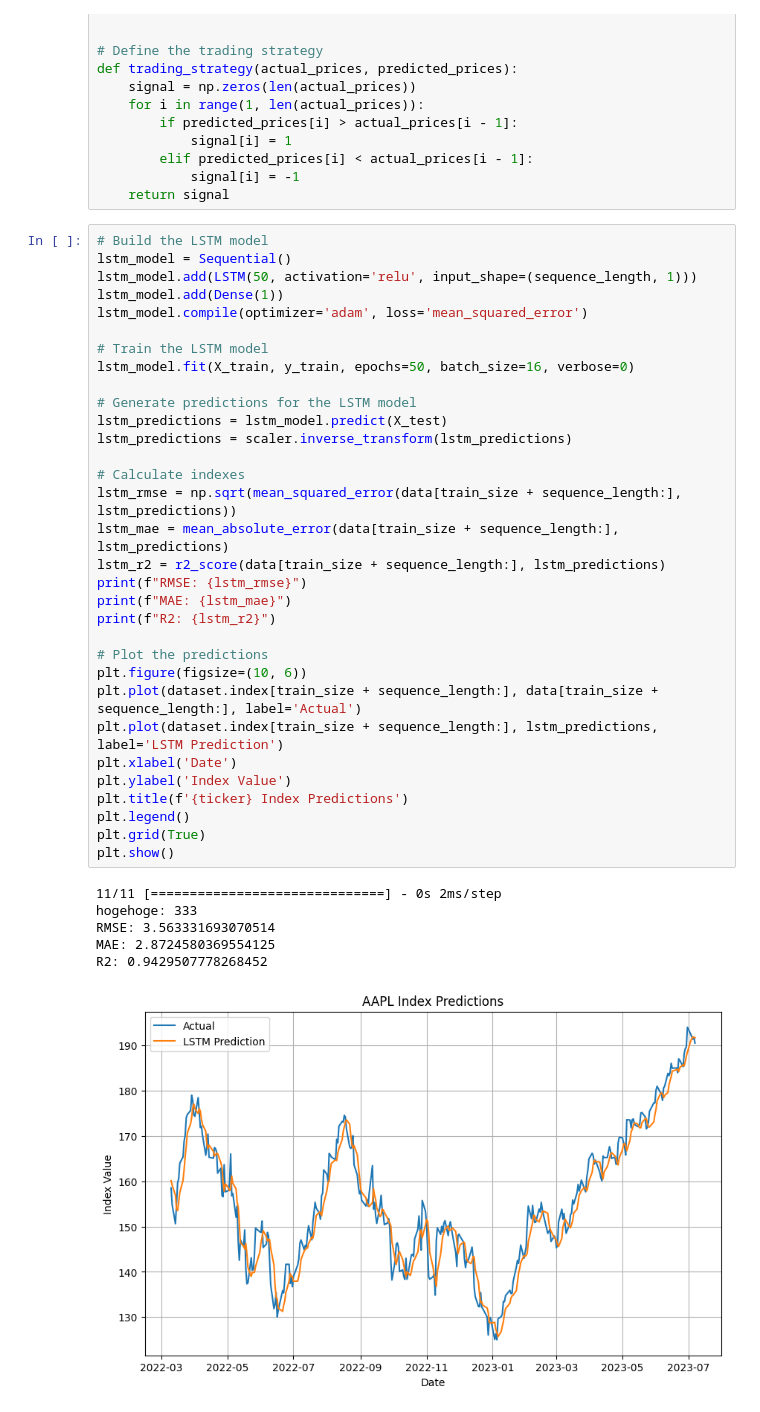
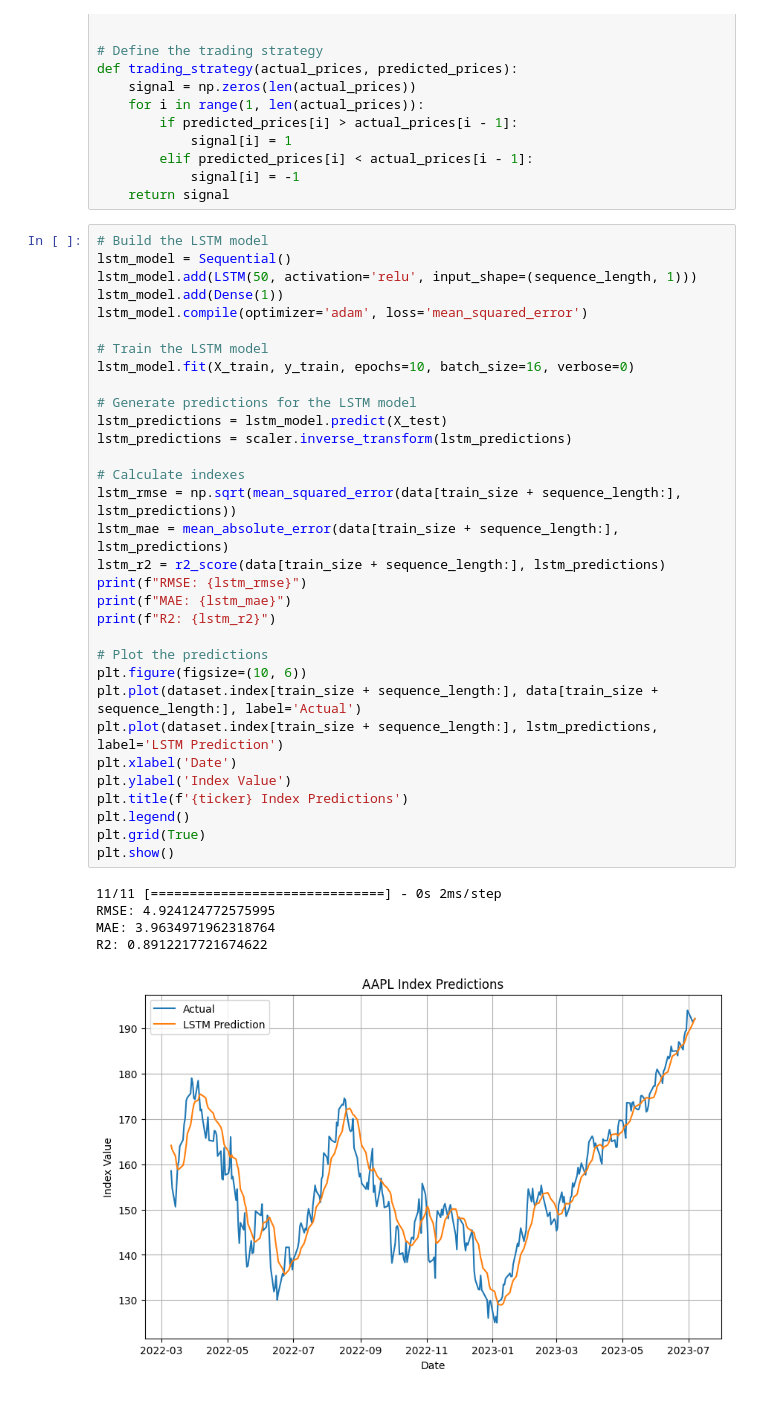
Before and after one commit to seigo07/RNN_Stock_Price_Prediction, a Jupyter notebook: src/performance.ipynb, the cells around one changed output. Saved outputs shown, nothing was run; the diff lists cells and outputs as text.

```diff
--- a/src/performance.ipynb
+++ b/src/performance.ipynb
@@ -96,39 +96,38 @@ lstm_model = Sequential()
 lstm_model.add(LSTM(50, activation='relu', input_shape=(sequence_length, 1)))
 lstm_model.add(Dense(1))
 lstm_model.compile(optimizer='adam', loss='mean_squared_error')
 
 # Train the LSTM model
-lstm_model.fit(X_train, y_train, epochs=50, batch_size=16, verbose=0)
+lstm_model.fit(X_train, y_train, epochs=10, batch_size=16, verbose=0)
 
 # Generate predictions for the LSTM model
 lstm_predictions = lstm_model.predict(X_test)
 lstm_predictions = scaler.inverse_transform(lstm_predictions)
 
 # Calculate indexes
 lstm_rmse = np.sqrt(mean_squared_error(data[train_size + sequence_length:], lstm_predictions))
 lstm_mae = mean_absolute_error(data[train_size + sequence_length:], lstm_predictions)
 lstm_r2 = r2_score(data[train_size + sequence_length:], lstm_predictions)
 print(f"RMSE: {lstm_rmse}")
 print(f"MAE: {lstm_mae}")
 print(f"R2: {lstm_r2}")
 
 # Plot the predictions
 plt.figure(figsize=(10, 6))
 plt.plot(dataset.index[train_size + sequence_length:], data[train_size + sequence_length:], label='Actual')
 plt.plot(dataset.index[train_size + sequence_length:], lstm_predictions, label='LSTM Prediction')
 plt.xlabel('Date')
 plt.ylabel('Index Value')
 plt.title(f'{ticker} Index Predictions')
 plt.legend()
 plt.grid(True)
 plt.show()
 # %% [output]
 11/11 [==============================] - 0s 2ms/step
-hogehoge: 333
-RMSE: 3.563331693070514
-MAE: 2.8724580369554125
-R2: 0.9429507778268452
+RMSE: 4.924124772575995
+MAE: 3.9634971962318764
+R2: 0.8912217721674622
-[figure, old version]
+[figure, new version]
 # %%
 # Apply simple trading strategy
 threshold = 10  # Adjust the threshold as needed
```
Also changed, not shown: parts of 6 cells of this notebook.
